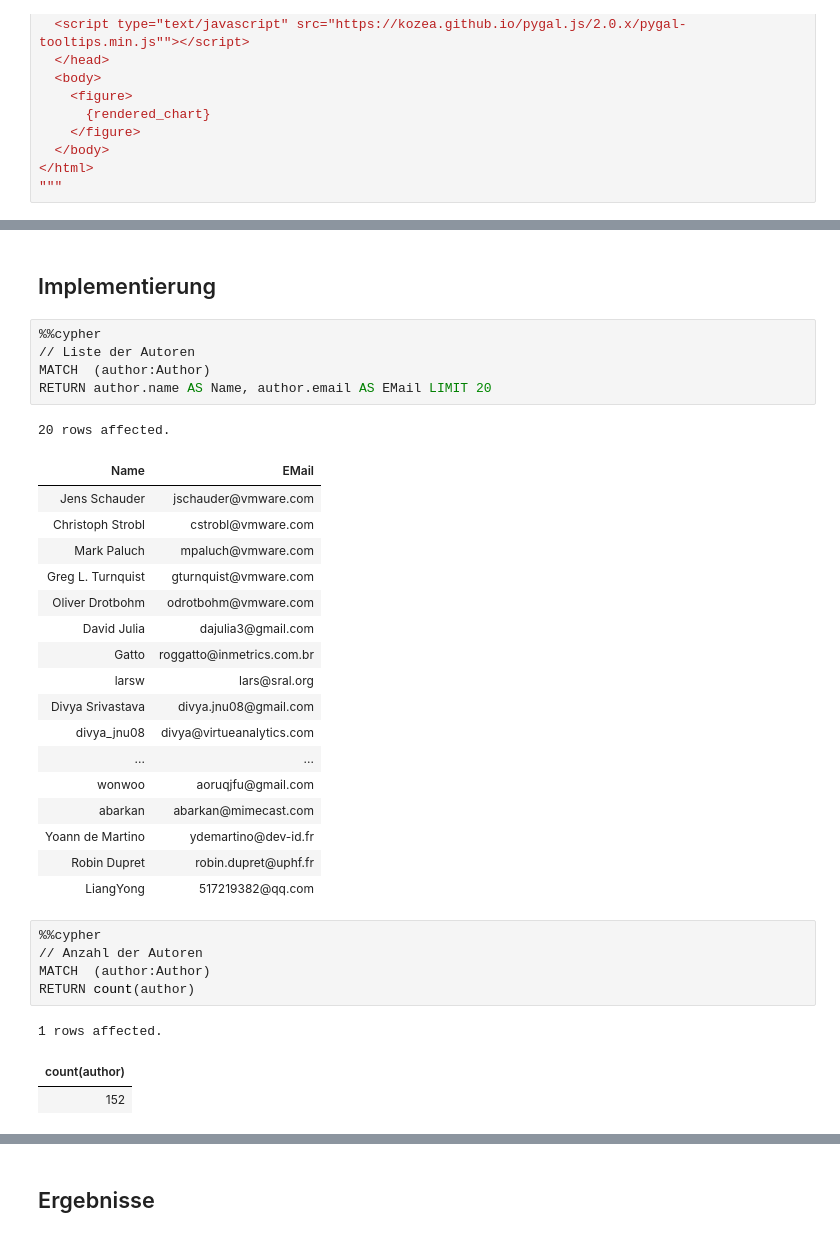
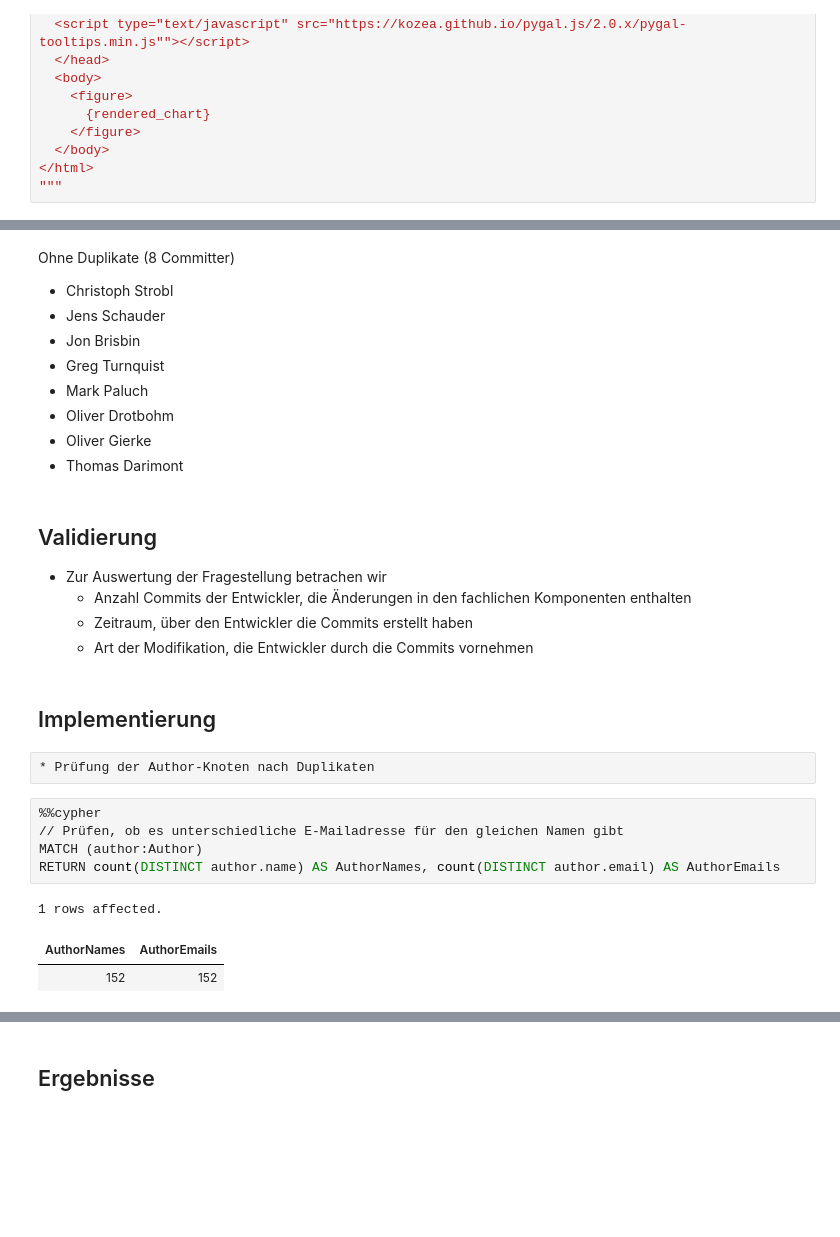
Before and after one commit to softvis-research/expert-analysis, a Jupyter notebook: 1-experten-analyse-git-historie.ipynb, the cells around one changed output, grey strips where cells are left out. Cells and saved outputs as stored; diff of their text form; blank space fills up the shorter version.

```diff
--- a/1-experten-analyse-git-historie.ipynb
+++ b/1-experten-analyse-git-historie.ipynb
@@ -42,35 +84,29 @@ Was möchte ich erfahren?
+# %% [markdown]
+Ohne Duplikate (8 Committer)
+* Christoph Strobl
+* Jens Schauder
+* Jon Brisbin
+* Greg Turnquist
+* Mark Paluch
+* Oliver Drotbohm
+* Oliver Gierke
+* Thomas Darimont
+# %% [markdown]
+## Validierung
+* Zur Auswertung der Fragestellung betrachen wir
+    * Anzahl Commits der Entwickler, die Änderungen in den fachlichen Komponenten enthalten
+    * Zeitraum, über den Entwickler die Commits erstellt haben
+    * Art der Modifikation, die Entwickler durch die Commits vornehmen
 # %% [markdown]
 ## Implementierung
+# %%
+* Prüfung der Author-Knoten nach Duplikaten
 # %%
 %%cypher
-// Liste der Autoren
-MATCH  (author:Author)
-RETURN author.name AS Name, author.email AS EMail LIMIT 20
+// Prüfen, ob es unterschiedliche E-Mailadresse für den gleichen Namen gibt
+MATCH (author:Author)
+RETURN count(DISTINCT author.name) AS AuthorNames, count(DISTINCT author.email) AS AuthorEmails
 # %% [output]
-20 rows affected.
+1 rows affected.
-| Name | EMail |
-| Jens Schauder | jschauder@vmware.com |
-| Christoph Strobl | cstrobl@vmware.com |
-| Mark Paluch | mpaluch@vmware.com |
-| Greg L. Turnquist | gturnquist@vmware.com |
-| Oliver Drotbohm | odrotbohm@vmware.com |
-| David Julia | dajulia3@gmail.com |
-| Gatto | roggatto@inmetrics.com.br |
-| larsw | lars@sral.org |
-| Divya Srivastava | divya.jnu08@gmail.com |
-| divya_jnu08 | divya@virtueanalytics.com |
-| ... | ... |
-| wonwoo | aoruqjfu@gmail.com |
-| abarkan | abarkan@mimecast.com |
-| Yoann de Martino | ydemartino@dev-id.fr |
-| Robin Dupret | robin.dupret@uphf.fr |
-| LiangYong | 517219382@qq.com |
+| AuthorNames | AuthorEmails |
+| 152 | 152 |
-# %%
-%%cypher
-// Anzahl der Autoren
-MATCH  (author:Author)
-RETURN count(author)
-# %% [output]
-1 rows affected.
-| count(author) |
-| 152 |
```
Also changed, not shown: parts of 28 cells of this notebook, 1 other file.
